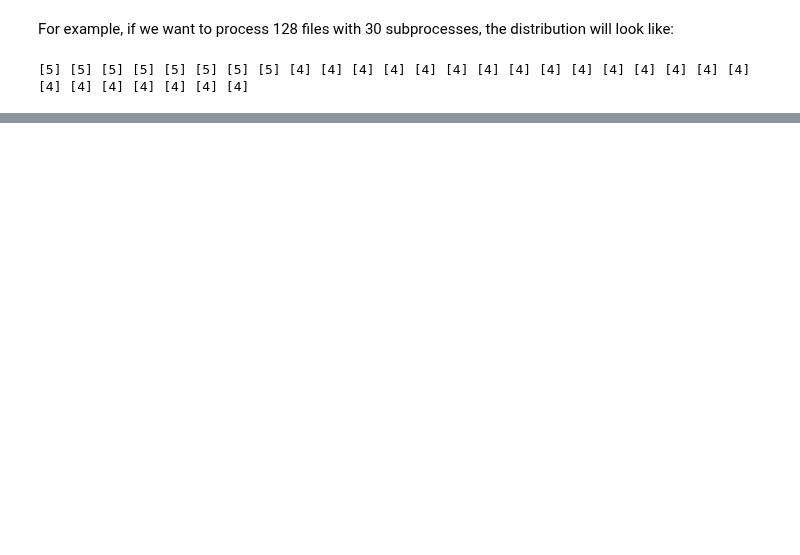
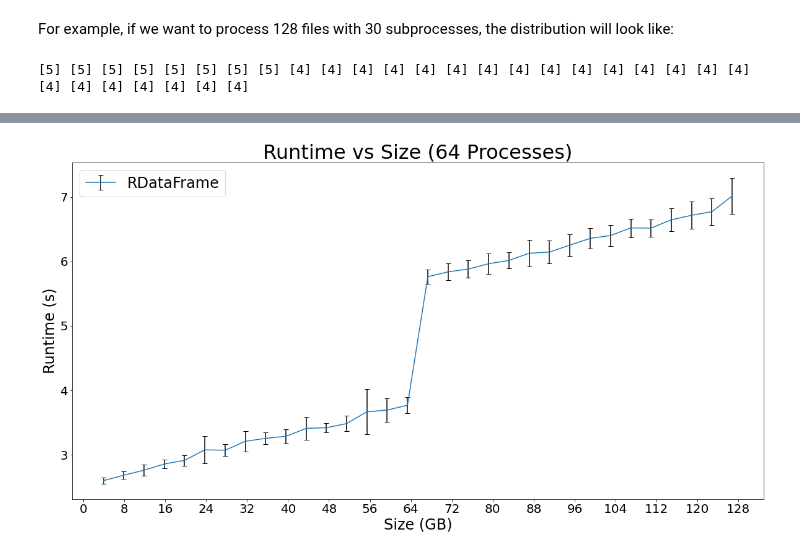
Before and after one commit to bucket420/DOE-INFN-2022, a Jupyter notebook: runtime_measurement_rdf.ipynb, the cells around one changed output, grey strips where cells are left out. Cells and saved outputs as stored; diff of their text form; code cells hidden in the pictures; blank space fills up the shorter version.

```diff
--- a/runtime_measurement_rdf.ipynb
+++ b/runtime_measurement_rdf.ipynb
@@ -179,0 +223,11 @@ Warning in <ROOT_TImplicitMT_DisableImplicitMT>: Implicit multi-threading is alr
+# %%
+plot(path,
+     'Runtime vs Size (64 Processes)',
+     'Size (GB)',
+     'Runtime (s)',
+     "runtime_tests_rdf/128_files/wn-gpu-8-3-22/runtime_vs_size_mp_64_128_4_20.csv",
+     "RDataFrame",
+     plot_type="errorbars"
+    )
+# %% [output]
+[figure, added]
```
Also changed, not shown: parts of 17 cells of this notebook, 3 other files.
